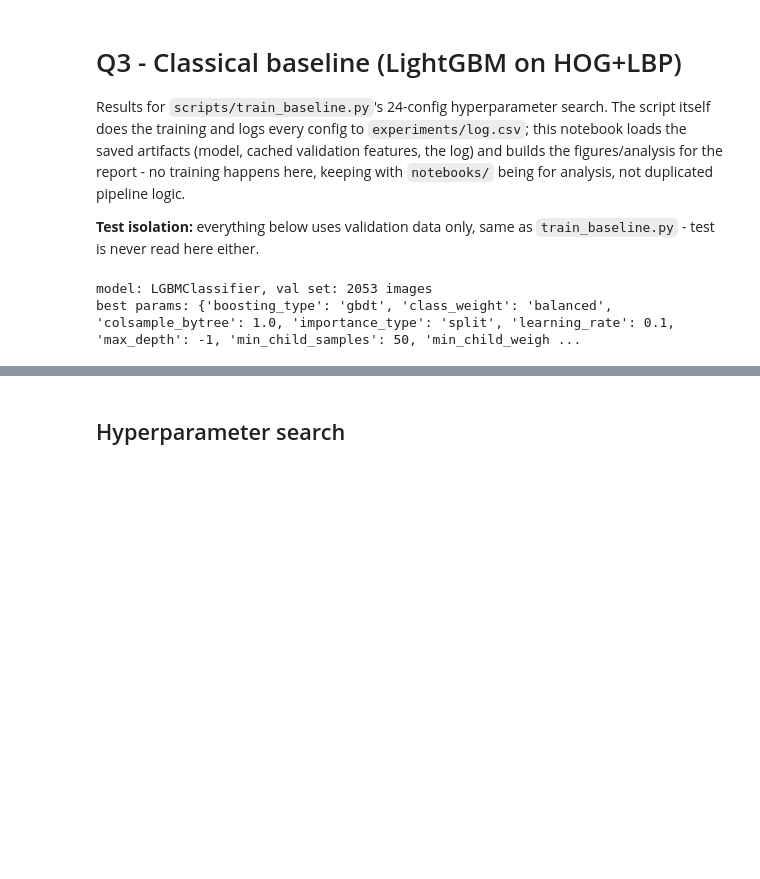
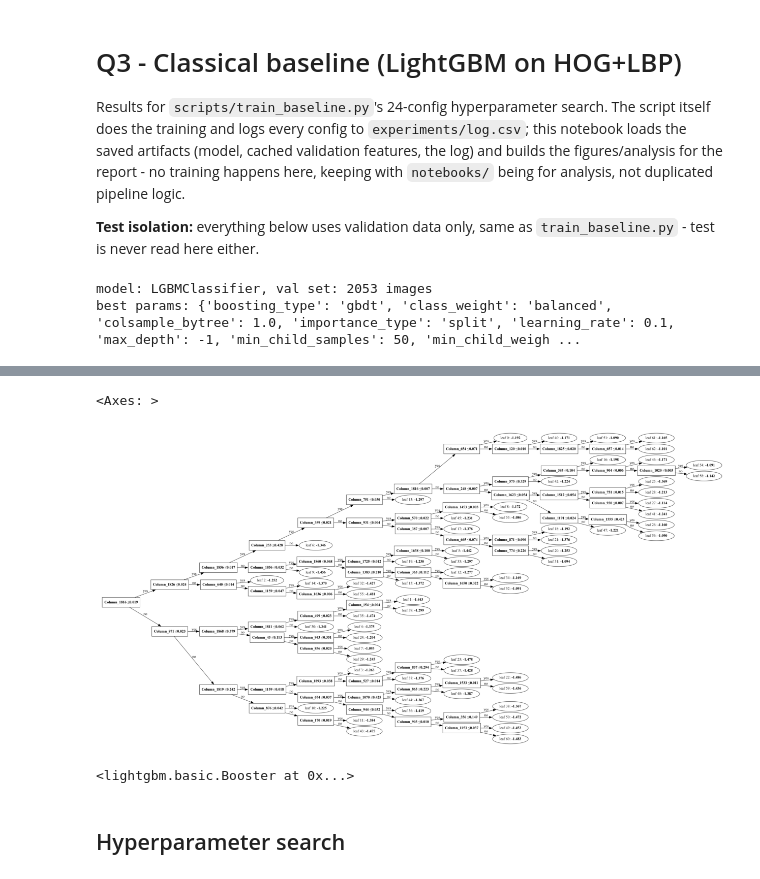
Before and after one commit to chamikaKity/Automated-Triage-of-Protein-Crystallisation-Images, a Jupyter notebook: notebooks/02_baseline.ipynb, the cells around one changed output, grey strips where cells are left out. Cells and saved outputs as stored; diff of their text form; code cells hidden in the pictures; blank space fills up the shorter version.

```diff
--- a/notebooks/02_baseline.ipynb
+++ b/notebooks/02_baseline.ipynb
@@ -56,0 +66,9 @@ best params: {'boosting_type': 'gbdt', 'class_weight': 'balanced', 'colsample_by
+# %%
+# Read the model’s settings and what it learned
+
+clf = model   # or model.named_steps["..."] if it's a Pipeline
+
+print(clf.get_params())            # hyperparameters used
+print("classes:", clf.classes_)    # label order, e.g. Clear, Crystals, Other, Precipitate
+print("features:", clf.n_features_in_)
+print("trees:", clf.booster_.num_trees())
@@ -57,3 +128,14 @@ best params: {'boosting_type': 'gbdt', 'class_weight': 'balanced', 'colsample_by
+# %%
+import lightgbm as lgb
+lgb.plot_tree(clf.booster_, tree_index=0, figsize=(20, 8))
+# %% [output]
+<Axes: >
+[figure, added]
+# %%
+# Optional: save it as readable text
+clf.booster_.save_model(str(PROJECT_ROOT / "experiments" / "models" / "baseline_lightgbm.txt"))
+# %% [output]
+<lightgbm.basic.Booster at 0x...>
 # %% [markdown]
 ## Hyperparameter search
 # %%
```
Also changed, not shown: parts of 4 cells of this notebook, 2 other files.
